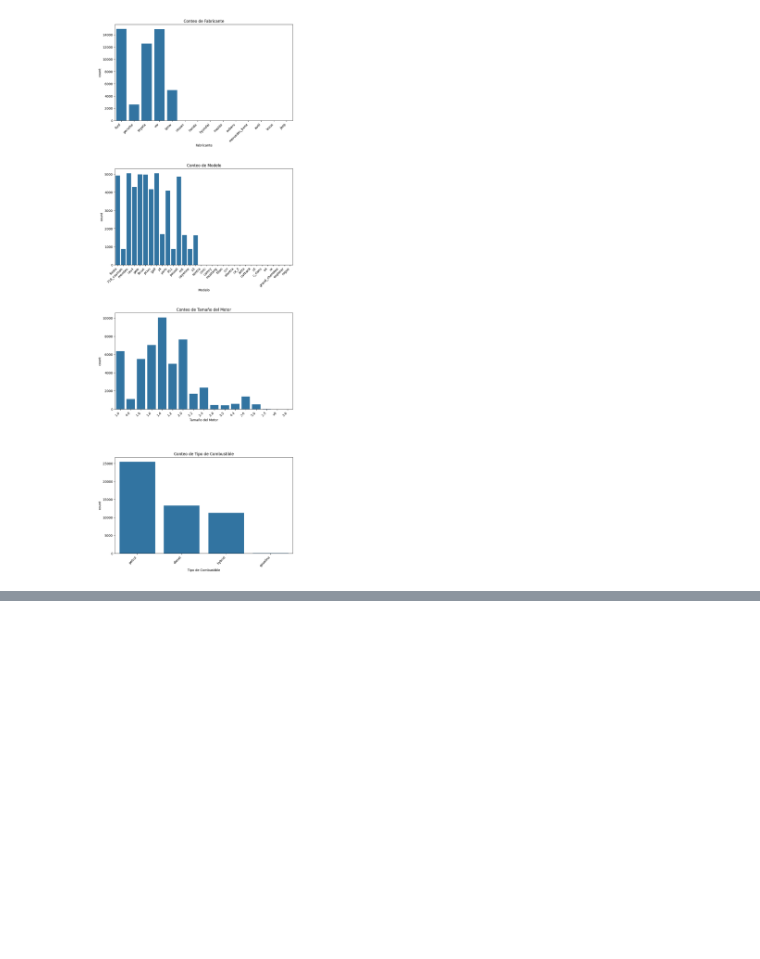
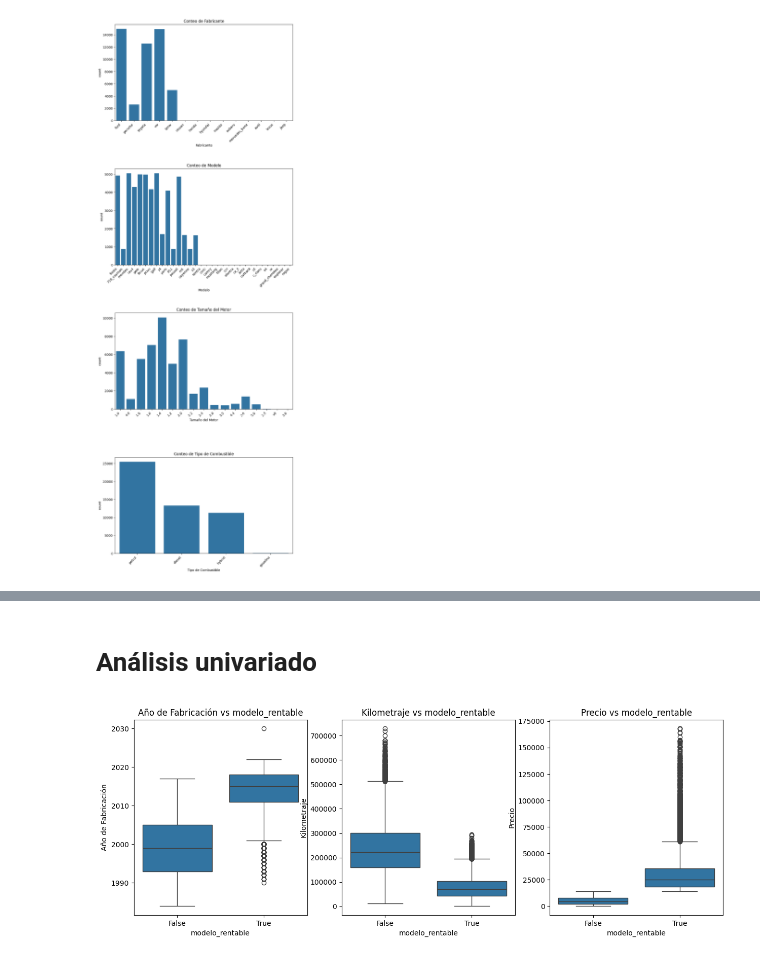
Before and after one commit to JuanSeRestrepoNieto/AnalisisDeDatos, a Jupyter notebook: notebooks/PracticaSemana3/car_sales.ipynb, the cells around one changed output, grey strips where cells are left out. Saved outputs shown, nothing was run; the diff lists cells and outputs as text; code cells hidden in the pictures; blank space fills up the shorter version.

```diff
--- a/notebooks/PracticaSemana3/car_sales.ipynb
+++ b/notebooks/PracticaSemana3/car_sales.ipynb
@@ -212,0 +291,22 @@ plt.show()
+# %% [markdown]
+# Análisis univariado
+# %%
+# modelo_rentable
+
+precio_promedio = data['Precio'].mean()
+def es_modelo_rentable(precio, precio_promedio=precio_promedio):
+  return precio > precio_promedio
+
+data['modelo_rentable'] = data['Precio'].apply(es_modelo_rentable)
+# %%
+fig, axes = plt.subplots(nrows=1, ncols=3, figsize=(15, 5))
+fig.subplots_adjust(hspace=0.25)
+
+for i, col in enumerate(columnas_numericas):
+  bplt = sns.boxplot(x='modelo_rentable', y=col, data=data, ax=axes[i] )
+  axes[i].set_title(f'{col} vs modelo_rentable')
+  axes[i].set_xlabel('modelo_rentable')
+  axes[i].set_ylabel(col)
+plt.show()
+# %% [output]
+[figure, added]
```
Also changed, not shown: parts of 12 cells of this notebook.
